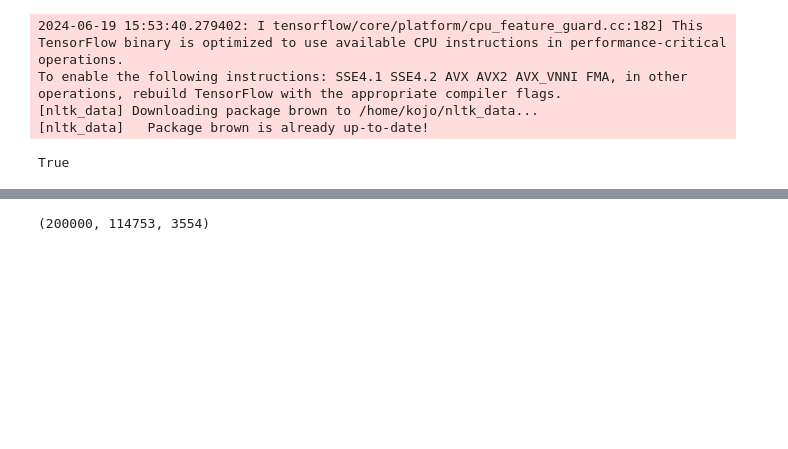
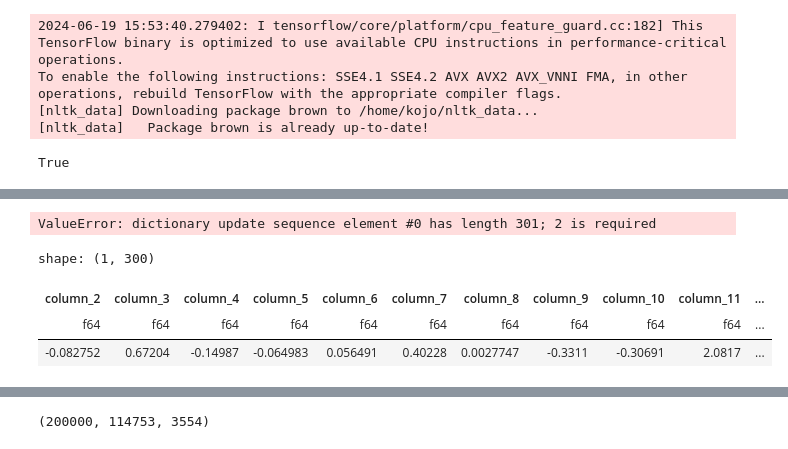
Before and after one commit to Kalamojo/DrQA-Implementation, a Jupyter notebook: src/mitens_test.ipynb, the cells around one changed output, grey strips where cells are left out. Drawn from its saved outputs; the diff is of its cells as text; code cells hidden in the pictures; blank space fills up the shorter version.

```diff
--- a/src/mitens_test.ipynb
+++ b/src/mitens_test.ipynb
@@ -16,0 +123,15 @@ True
+# %%
+start = time.time()
+glove = dict(df.iter_rows())
+end = time.time()
+print("took", end - start, "seconds to extract fr")
+glove
+# %% [output]
+ValueError: dictionary update sequence element #0 has length 301; 2 is required
+# %%
+df[0].select(pl.col("*").exclude("column_1"))
+# %% [output]
+shape: (1, 300)
+| column_2 | column_3 | column_4 | column_5 | column_6 | column_7 | column_8 | column_9 | column_10 | column_11 | ... |
+| f64 | f64 | f64 | f64 | f64 | f64 | f64 | f64 | f64 | f64 | ... |
+| -0.082752 | 0.67204 | -0.14987 | -0.064983 | 0.056491 | 0.40228 | 0.0027747 | -0.3311 | -0.30691 | 2.0817 | ... |
```
Also changed, not shown: parts of 9 cells of this notebook, 1 other file.
